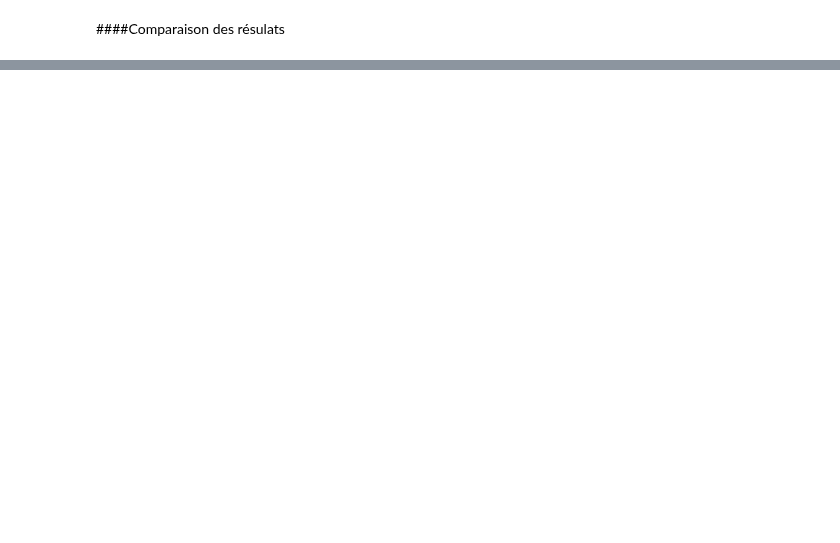
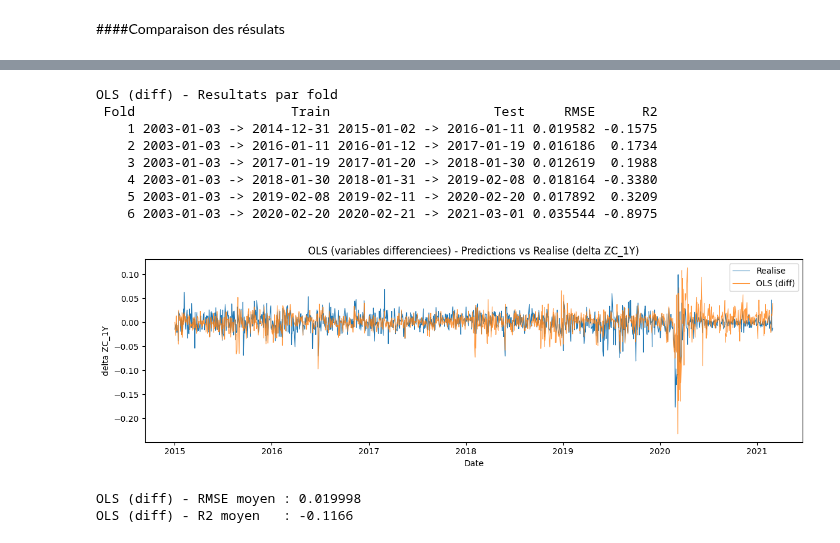
Before and after one commit to JibeyJB/Projet-DATA, a Jupyter notebook: Projet_DATA.ipynb, the cells around one changed output, grey strips where cells are left out. Saved outputs shown, nothing was run; the diff lists cells and outputs as text; code cells hidden in the pictures; blank space fills up the shorter version.

```diff
--- a/Projet_DATA.ipynb
+++ b/Projet_DATA.ipynb
@@ -1042,0 +1342,74 @@ Notre dataset étant de moins de 100k lignes, nous allons nous pencher en premie
+# %%
+
+# ============================================================
+# OLS SUR VARIABLES DIFFÉRENCIÉES (expanding window)
+# ============================================================
+
+ols_diff_results = []
+ols_diff_preds_all = []
+
+for k, (train_idx, test_idx) in enumerate(folds):
+    X_tr = X_diff.iloc[train_idx]
+    X_te = X_diff.iloc[test_idx]
+    y_tr = Y_diff.iloc[train_idx].values.ravel()
+    y_te = Y_diff.iloc[test_idx].values.ravel()
+
+    # OLS : X_mat = [1 | X]
+    X_tr_mat = np.c_[np.ones(len(X_tr)), X_tr.to_numpy()]
+    X_te_mat = np.c_[np.ones(len(X_te)), X_te.to_numpy()]
+
+    # Coefficients OLS
+    B = np.linalg.pinv(X_tr_mat.T @ X_tr_mat) @ (X_tr_mat.T @ y_tr)
+    y_pred = X_te_mat @ B
+
+    rmse = np.sqrt(mean_squared_error(y_te, y_pred))
+    r2 = r2_score(y_te, y_pred)
+
+    ols_diff_results.append({
+        "Fold": k + 1,
+        "Train": f"{df_diff.index[train_idx[0]].date()} -> {df_diff.index[train_idx[-1]].date()}",
+        "Test": f"{df_diff.index[test_idx[0]].date()} -> {df_diff.index[test_idx[-1]].date()}",
+        "RMSE": round(rmse, 6),
+        "R2": round(r2, 4),
+    })
+
+    ols_diff_preds_all.append(pd.DataFrame({
+        "date": df_diff.index[test_idx],
+        "y_true": y_te,
+        "y_pred": y_pred
+    }))
+
+# Tableau recap
+df_ols_diff_res = pd.DataFrame(ols_diff_results)
+print("OLS (diff) - Resultats par fold")
+print(df_ols_diff_res.to_string(index=False))
+
+# Concat predictions
+df_ols_diff_preds = pd.concat(ols_diff_preds_all, ignore_index=True)
+
+# Graphique
+plt.figure(figsize=(12, 4))
+plt.plot(df_ols_diff_preds["date"], df_ols_diff_preds["y_true"], label="Realise", linewidth=0.8)
+plt.plot(df_ols_diff_preds["date"], df_ols_diff_preds["y_pred"], label="OLS (diff)", linewidth=0.8, alpha=0.8)
+plt.title("OLS (variables differenciees) - Predictions vs Realise (delta ZC_1Y)")
+plt.xlabel("Date")
+plt.ylabel("delta ZC_1Y")
+plt.legend()
+plt.tight_layout()
+plt.show()
+
+# Moyennes
+print(f"\nOLS (diff) - RMSE moyen : {df_ols_diff_res['RMSE'].mean():.6f}")
+print(f"OLS (diff) - R2 moyen   : {df_ols_diff_res['R2'].mean():.4f}")
+# %% [output]
+OLS (diff) - Resultats par fold
+ Fold                    Train                     Test     RMSE      R2
+    1 2003-01-03 -> 2014-12-31 2015-01-02 -> 2016-01-11 0.019582 -0.1575
+    2 2003-01-03 -> 2016-01-11 2016-01-12 -> 2017-01-19 0.016186  0.1734
+    3 2003-01-03 -> 2017-01-19 2017-01-20 -> 2018-01-30 0.012619  0.1988
+    4 2003-01-03 -> 2018-01-30 2018-01-31 -> 2019-02-08 0.018164 -0.3380
+    5 2003-01-03 -> 2019-02-08 2019-02-11 -> 2020-02-20 0.017892  0.3209
+    6 2003-01-03 -> 2020-02-20 2020-02-21 -> 2021-03-01 0.035544 -0.8975
+[figure, added]
+OLS (diff) - RMSE moyen : 0.019998
+OLS (diff) - R2 moyen   : -0.1166
```
Also changed, not shown: parts of 10 cells of this notebook.
